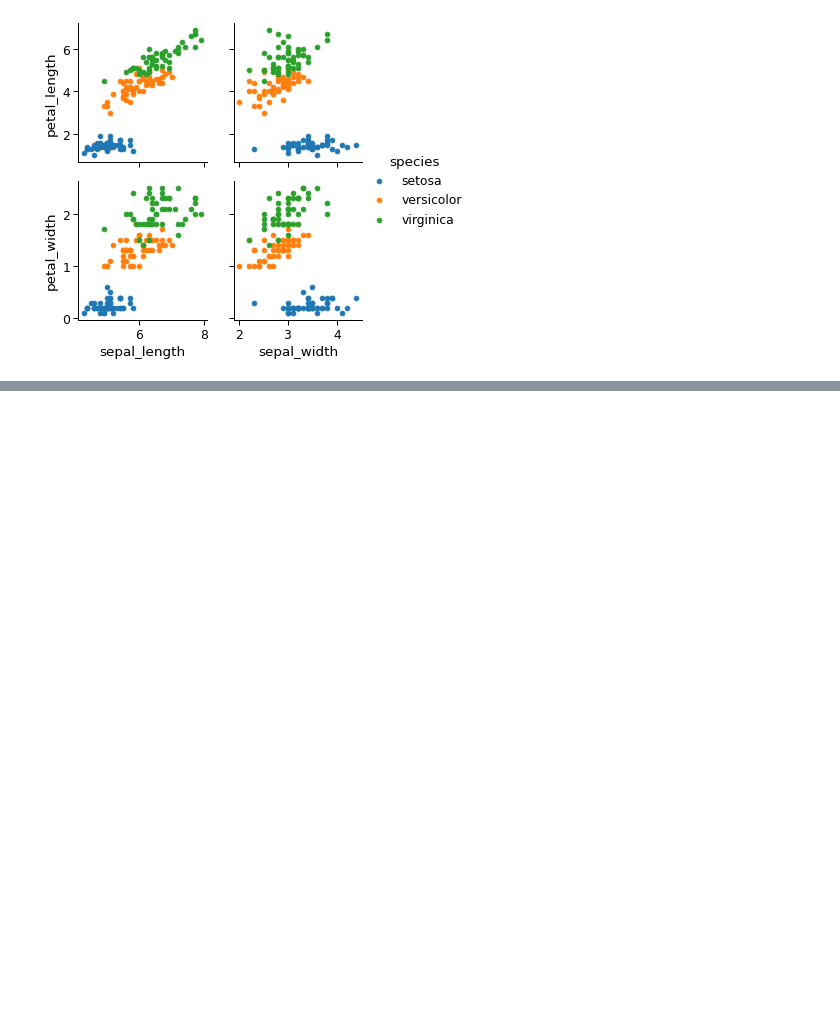
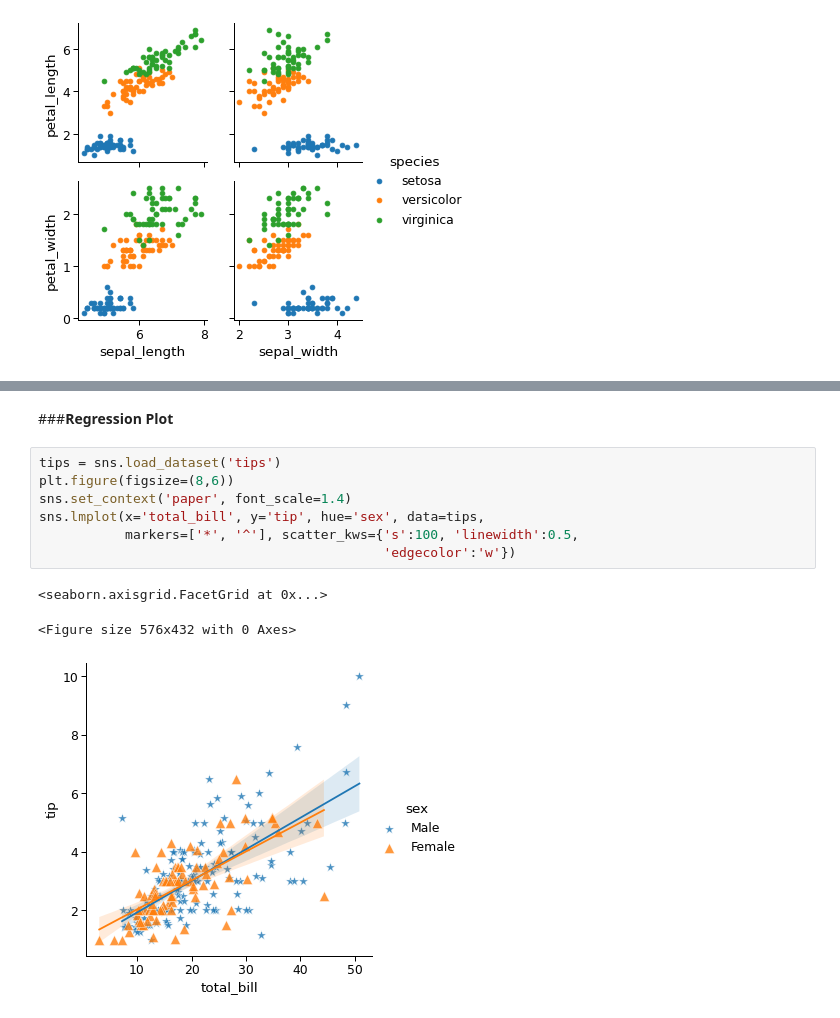
Before and after one commit to ShakilM26/Data-Visualization, a Jupyter notebook: seaborn/seaborn_all.ipynb, the cells around one changed output, grey strips where cells are left out. Drawn from its saved outputs; the diff is of its cells as text; blank space fills up the shorter version.

```diff
--- a/seaborn/seaborn_all.ipynb
+++ b/seaborn/seaborn_all.ipynb
@@ -212,0 +235,13 @@ ir.add_legend()
+# %% [markdown]
+###**Regression Plot**
+# %%
+tips = sns.load_dataset('tips')
+plt.figure(figsize=(8,6))
+sns.set_context('paper', font_scale=1.4)
+sns.lmplot(x='total_bill', y='tip', hue='sex', data=tips,
+           markers=['*', '^'], scatter_kws={'s':100, 'linewidth':0.5,
+                                            'edgecolor':'w'})
+# %% [output]
+<seaborn.axisgrid.FacetGrid at 0x...>
+<Figure size 576x432 with 0 Axes>
+[figure, added]
```
Also changed, not shown: parts of 4 cells of this notebook.
